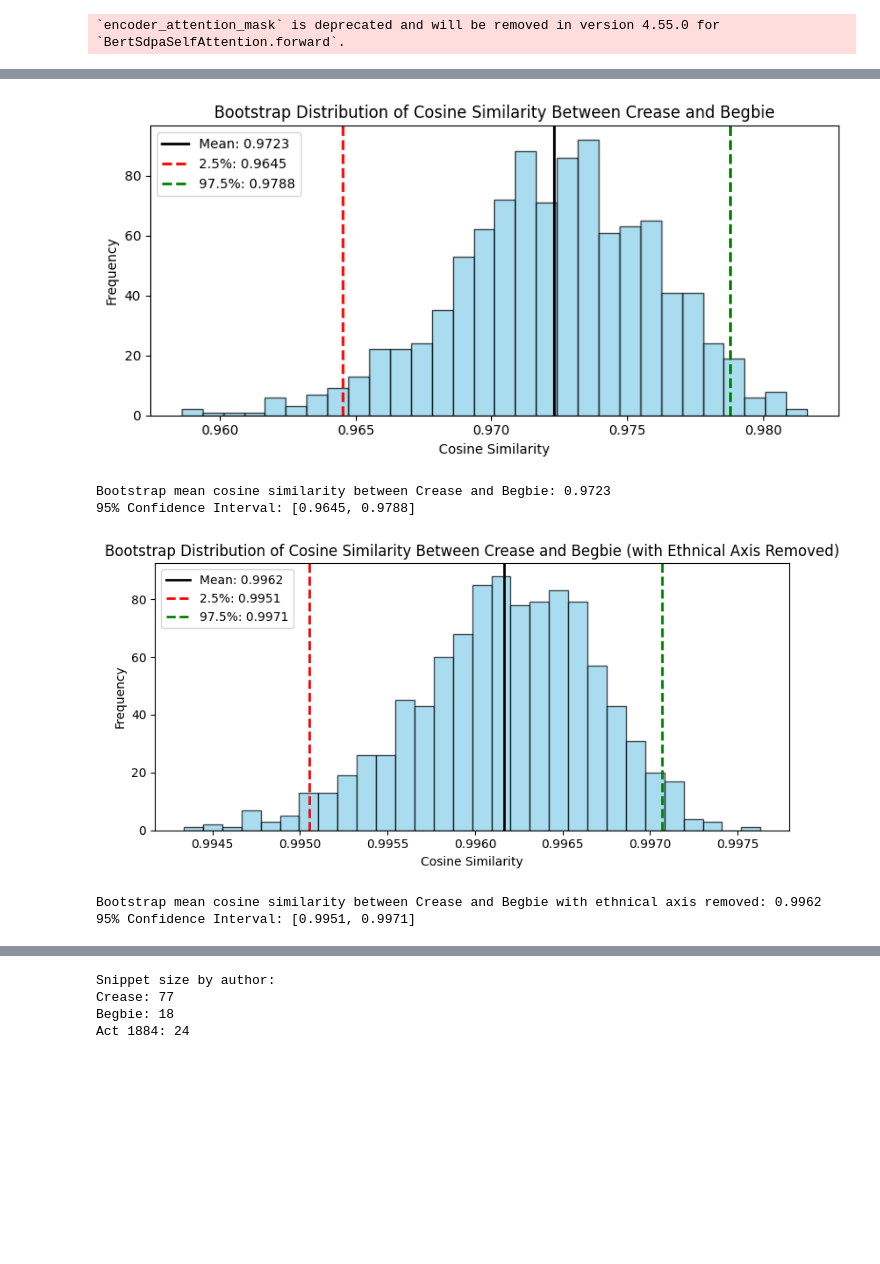
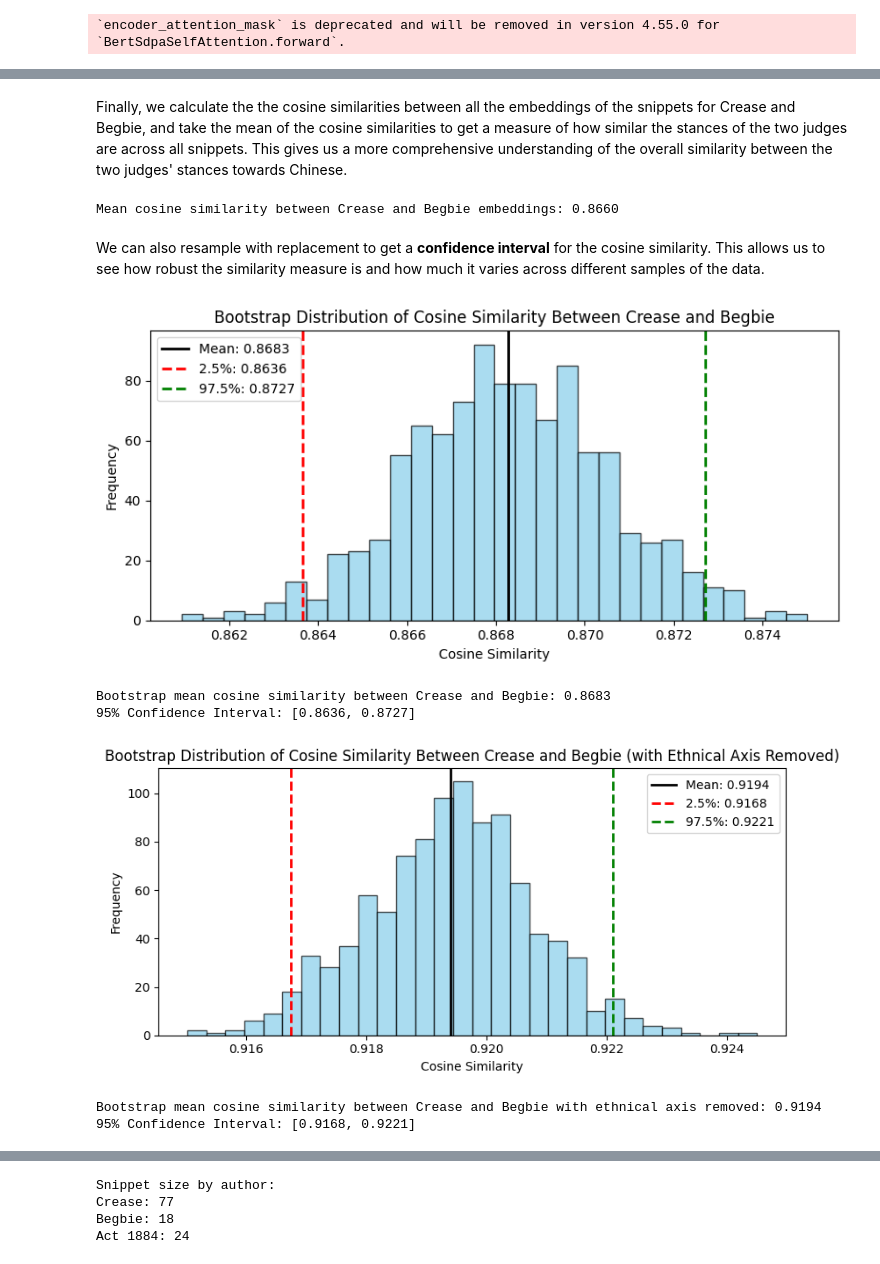
Before and after one commit to ubcecon/praxis-ubc, a Jupyter notebook: HIST_414_Notebooks/NLI/development/text_embeddings.ipynb, the cells around one changed output, grey strips where cells are left out. Cells and saved outputs as stored; diff of their text form; code cells hidden in the pictures; blank space fills up the shorter version.

```diff
--- a/HIST_414_Notebooks/NLI/development/text_embeddings.ipynb
+++ b/HIST_414_Notebooks/NLI/development/text_embeddings.ipynb
@@ -353,7 +431,7 @@ from nltk import sent_tokenize
 # Create a dictionary to hold the mentionings of "Chinese" by author
 judge_snippets = {}
 
-keywords = ["Chinese", "China", "Chinaman", "Chinamen", "immigrant", "immigrants", "immigration"]
+keywords = ["Chinese", "China", "Chinaman", "Chinamen", "immigrant", "immigrants", "immigration", "alien", "aliens"]
 for auth, texts in judge_dict.items():
     snippets = []
     for txt in texts:
@@ -389,7 +469,7 @@ ethnicities = [
 # Create embeddings
 eth_vecs = []
 for e in ethnicities:
-    eth_vecs.append(embed_text(e)[:256])  # Keep only the first 256 dimensions
+    eth_vecs.append(embed_text(e))
 
 eth_anchor = np.mean(eth_vecs, axis=0)
 # %% [output]
@@ -401,4 +483,4 @@ embeddings_dict = {'Crease': [], 'Begbie': []}
 for auth, snippets in judge_snippets.items():
     for snip in snippets:
         v = embed_text(snip, focus_token=keywords, window=15)
-        embeddings_dict[auth].append(v[:256])
+        embeddings_dict[auth].append(v)
@@ -462,8 +542,30 @@ Cosine similarity between min Crease and min Begbie: 0.9721
+# %% [markdown]
+Finally, we calculate the the cosine similarities between all the embeddings of the snippets for Crease and Begbie, and take the mean of the cosine similarities to get a measure of how similar the stances of the two judges are across all snippets. This gives us a more comprehensive understanding of the overall similarity between the two judges' stances towards Chinese.
+# %%
+# Extract embeddings for Crease and Begbie
+crease_embeddings = embeddings_dict["Crease"]
+begbie_embeddings = embeddings_dict["Begbie"]
+
+# Calculate cosine similarity for all pairs of embeddings
+similarities = []
+for emb1 in crease_embeddings:
+    for emb2 in begbie_embeddings:
+        similarity = 1 - cosine(emb1, emb2)
+        similarities.append(similarity)
+
+# Calculate the mean of all similarities
+mean_similarity = sum(similarities) / len(similarities)
+
+print(f"Mean cosine similarity between Crease and Begbie embeddings: {mean_similarity:.4f}")
+# %% [output]
+Mean cosine similarity between Crease and Begbie embeddings: 0.8660
+# %% [markdown]
+We can also resample with replacement to get a **confidence interval** for the cosine similarity. This allows us to see how robust the similarity measure is and how much it varies across different samples of the data.
 # %%
 import matplotlib.pyplot as plt
 # We can bootstrap the similarity score to get a confidence interval
-crease_embeddings = np.array(embeddings_dict["Crease"])
-begbie_embeddings = np.array(embeddings_dict["Begbie"])
+crease_embeddings = np.array(crease_embeddings)
+begbie_embeddings = np.array(crease_embeddings)
 
 # Convert to arrays
 crease_embeddings = np.vstack(crease_embeddings)
@@ -477,12 +579,15 @@ for _ in range(n_boot):
     crease_sample = crease_embeddings[np.random.choice(len(crease_embeddings), size=len(crease_embeddings), replace=True)]
     begbie_sample = begbie_embeddings[np.random.choice(len(begbie_embeddings), size=len(begbie_embeddings), replace=True)]
 
-    # Compute mean embeddings
-    mean_crease_boot = np.mean(crease_sample, axis=0, keepdims=True)
-    mean_begbie_boot = np.mean(begbie_sample, axis=0, keepdims=True)
+    # Compute cosine similarity for all pairs of sampled embeddings
+    similarities = []
+    for emb1 in crease_sample:
+        for emb2 in begbie_sample:
+            similarity = 1 - cosine(emb1, emb2)
+            similarities.append(similarity)
 
-    # Compute cosine similarity
-    cos_sim = cosine_similarity(mean_crease_boot, mean_begbie_boot)[0][0]
+    # Compute mean similarity
+    cos_sim = np.mean(similarities)
     cosine_scores.append(cos_sim)
 
 # Convert to numpy array
@@ -513,9 +618,9 @@ plt.show()
 print(f"Bootstrap mean cosine similarity between Crease and Begbie: {mean_sim:.4f}")
 print(f"95% Confidence Interval: [{lower:.4f}, {upper:.4f}]")
 # %% [output]
-[figure, old version]
+[figure, new version]
-Bootstrap mean cosine similarity between Crease and Begbie: 0.9723
-95% Confidence Interval: [0.9645, 0.9788]
+Bootstrap mean cosine similarity between Crease and Begbie: 0.8683
+95% Confidence Interval: [0.8636, 0.8727]
 # %%
 # Similarly, bootstrap the similarity score to get a confidence interval
 crease_embeddings = np.array(subtracted_embeddings_dict["Crease"])
@@ -533,42 +638,46 @@ for _ in range(n_boot):
     crease_sample = crease_embeddings[np.random.choice(len(crease_embeddings), size=len(crease_embeddings), replace=True)]
     begbie_sample = begbie_embeddings[np.random.choice(len(begbie_embeddings), size=len(begbie_embeddings), replace=True)]
 
-    # Compute mean embeddings
-    mean_crease_boot = np.mean(crease_sample, axis=0, keepdims=True)
-    mean_begbie_boot = np.mean(begbie_sample, axis=0, keepdims=True)
+    # Compute cosine similarity for all pairs of sampled embeddings
+    similarities = []
+    for emb1 in crease_sample:
+        for emb2 in begbie_sample:
+            similarity = 1 - cosine(emb1, emb2)
+            similarities.append(similarity)
 
-    # Compute cosine similarity
-    cos_sim = cosine_similarity(mean_crease_boot, mean_begbie_boot)[0][0]
+    # Compute mean similarity
+    cos_sim = np.mean(similarities)
     subtracted_cosine_scores.append(cos_sim)
+
 
 # Convert to numpy array
 subtracted_cosine_scores = np.array(subtracted_cosine_scores)
 
 # Compute 95% confidence interval
 lower = np.percentile(subtracted_cosine_scores, 2.5)
 upper = np.percentile(subtracted_cosine_scores, 97.5)
 mean_sim = np.mean(subtracted_cosine_scores)
 
 # Plot the bootstrap distribution
 plt.figure(figsize=(8, 4))
 plt.hist(subtracted_cosine_scores, bins=30, color='skyblue', edgecolor='black', alpha=0.7)
 
 # Add lines for mean and confidence interval
 plt.axvline(mean_sim, color='black', linestyle='-', linewidth=2, label=f'Mean: {mean_sim:.4f}')
 plt.axvline(lower, color='red', linestyle='--', linewidth=2, label=f'2.5%: {lower:.4f}')
 plt.axvline(upper, color='green', linestyle='--', linewidth=2, label=f'97.5%: {upper:.4f}')
 
 plt.title('Bootstrap Distribution of Cosine Similarity Between Crease and Begbie (with Ethnical Axis Removed)')
 plt.xlabel('Cosine Similarity')
 plt.ylabel('Frequency')
 plt.legend()
 plt.tight_layout()
 plt.show()
 
 # Print the results
 print(f"Bootstrap mean cosine similarity between Crease and Begbie with ethnical axis removed: {mean_sim:.4f}")
 print(f"95% Confidence Interval: [{lower:.4f}, {upper:.4f}]")
 # %% [output]
-[figure, old version]
+[figure, new version]
-Bootstrap mean cosine similarity between Crease and Begbie with ethnical axis removed: 0.9962
-95% Confidence Interval: [0.9951, 0.9971]
+Bootstrap mean cosine similarity between Crease and Begbie with ethnical axis removed: 0.9194
+95% Confidence Interval: [0.9168, 0.9221]
```
Also changed, not shown: parts of 96 cells of this notebook, 1 other file.
